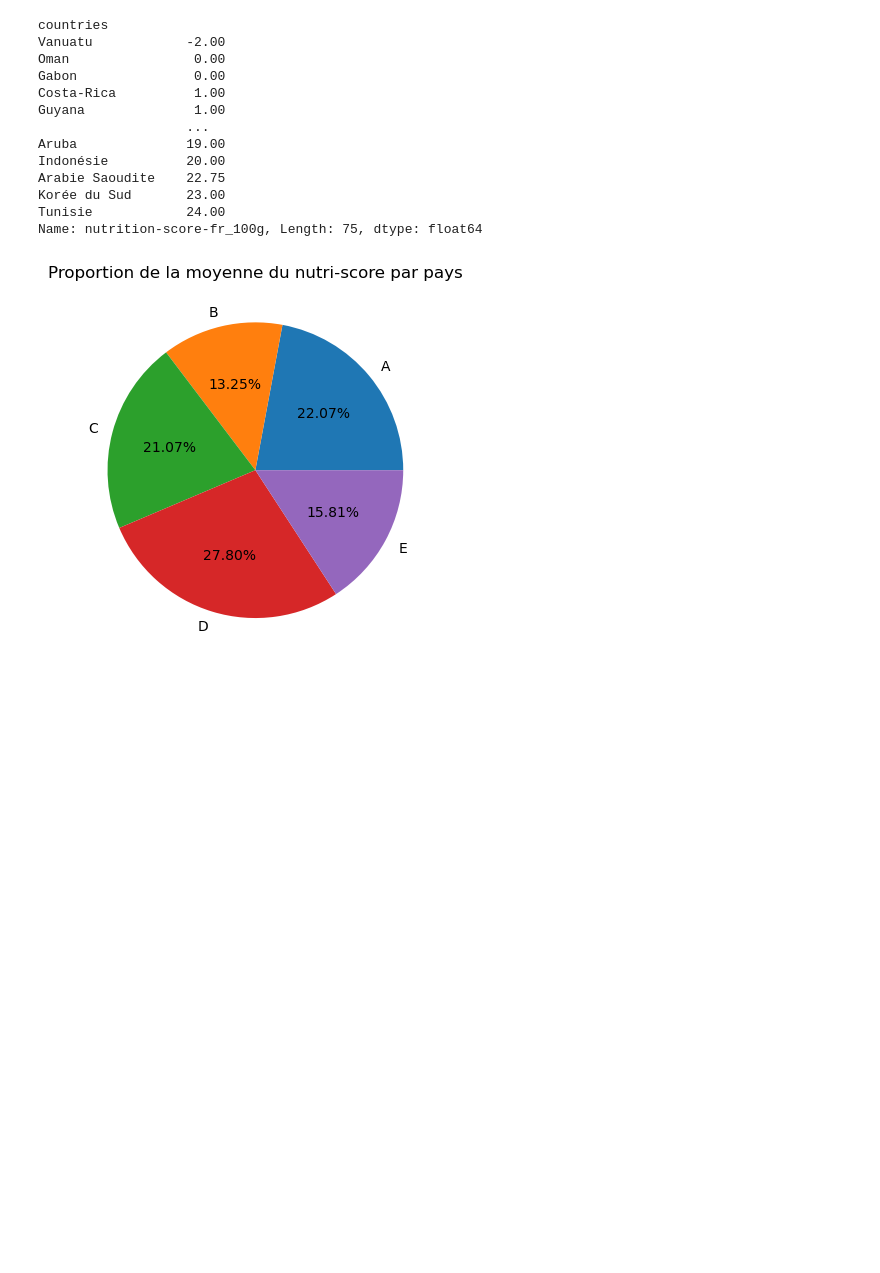
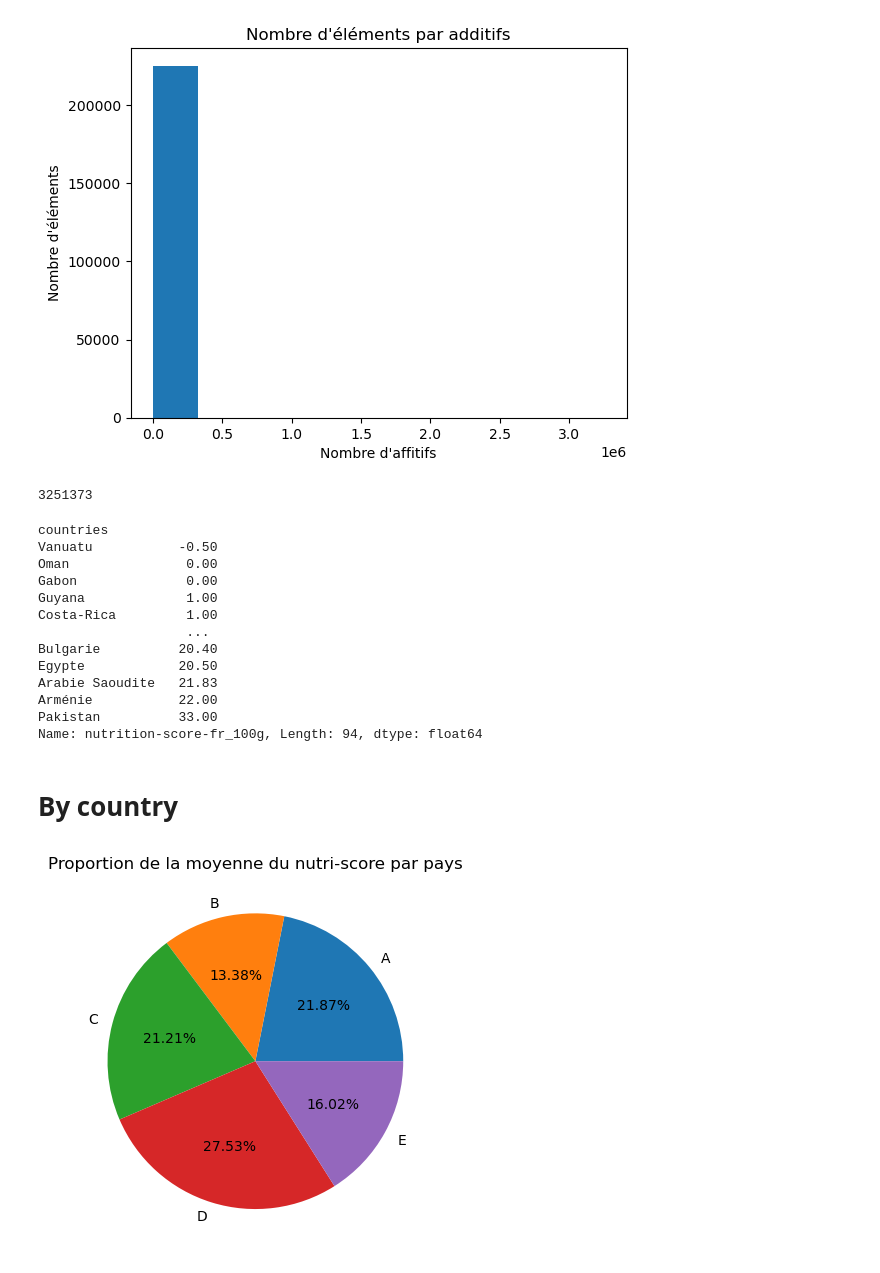
Before and after one commit to AlanBlanchet/SantePubliqueFrance, a Jupyter notebook: analyse.ipynb, the cells around one changed output. Cells and saved outputs as stored; diff of their text form; code cells hidden in the pictures; blank space fills up the shorter version.

```diff
--- a/analyse.ipynb
+++ b/analyse.ipynb
@@ -19,23 +71,37 @@ data.describe()
+# %%
+plt.title("Nombre d'éléments par additifs")
+
+plt.xlabel("Nombre d'affitifs")
+plt.ylabel("Nombre d'éléments")
+
+xMin = int(min(data["energy_100g"]))
+xMax = int(max(data["energy_100g"]))
+
+plt.hist(x=data["energy_100g"])
+
+plt.show()
+
+xMax
+# %% [output]
+[figure, added]
+3251373
 # %%
-d = data.copy(deep=True)
-d.loc[:,"countries"] = d['countries'].str.split(',')
-d = d.explode("countries")
-
-nutrition_by_country = d.groupby("countries")["nutrition-score-fr_100g"].mean().sort_values()
-
+nutrition_by_country = data.groupby("countries")["nutrition-score-fr_100g"].mean().sort_values()
 nutrition_by_country
 # %% [output]
 countries
-Vanuatu            -2.00
-Oman                0.00
-Gabon               0.00
-Costa-Rica          1.00
-Guyana              1.00
+Vanuatu           -0.50
+Oman               0.00
+Gabon              0.00
+Guyana             1.00
+Costa-Rica         1.00
                    ...
-Aruba              19.00
-Indonésie          20.00
-Arabie Saoudite    22.75
-Korée du Sud       23.00
-Tunisie            24.00
-Name: nutrition-score-fr_100g, Length: 75, dtype: float64
+Bulgarie          20.40
+Egypte            20.50
+Arabie Saoudite   21.83
+Arménie           22.00
+Pakistan          33.00
+Name: nutrition-score-fr_100g, Length: 94, dtype: float64
+# %% [markdown]
+# By country
 # %%
```
Also changed, not shown: parts of 8 cells of this notebook, 3 other files.
